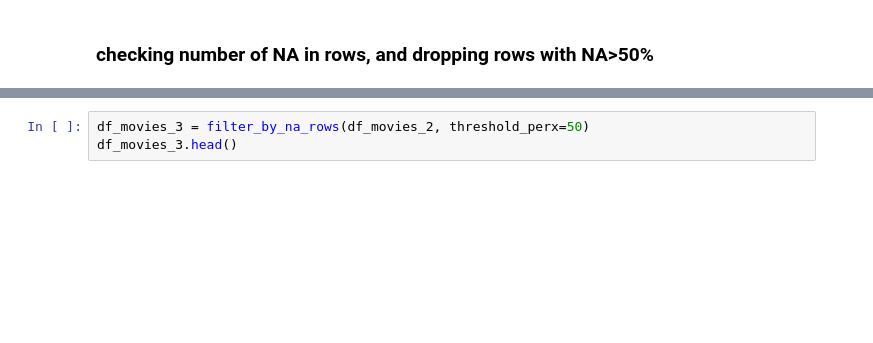
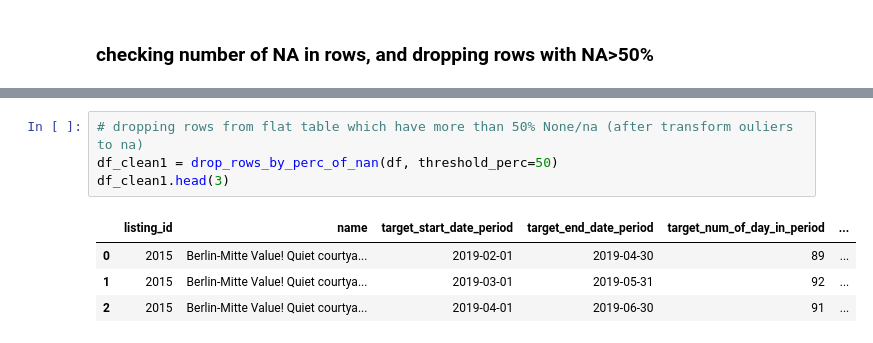
Before and after one commit to NaamaJan/airbnb-berlin-availability, a Jupyter notebook: Berlin_Airbnb_Data_Cleansing.ipynb, the cells around one changed output, grey strips where cells are left out. Saved outputs shown, nothing was run; the diff lists cells and outputs as text; blank space fills up the shorter version.

```diff
--- a/Berlin_Airbnb_Data_Cleansing.ipynb
+++ b/Berlin_Airbnb_Data_Cleansing.ipynb
@@ -955,3 +1013,9 @@ def filter_by_na_rows(df_orig, threshold_perx=50):
-# %%
-df_movies_3 = filter_by_na_rows(df_movies_2, threshold_perx=50)
-df_movies_3.head()
+# %%
+# dropping rows from flat table which have more than 50% None/na (after transform ouliers to na)
+df_clean1 = drop_rows_by_perc_of_nan(df, threshold_perc=50)
+df_clean1.head(3)
+# %% [output]
+|  | listing_id | name | target_start_date_period | target_end_date_period | target_num_of_day_in_period | ... |
+| 0 | 2015 | Berlin-Mitte Value! Quiet courtya... | 2019-02-01 | 2019-04-30 | 89 | ... |
+| 1 | 2015 | Berlin-Mitte Value! Quiet courtya... | 2019-03-01 | 2019-05-31 | 92 | ... |
+| 2 | 2015 | Berlin-Mitte Value! Quiet courtya... | 2019-04-01 | 2019-06-30 | 91 | ... |
```
Also changed, not shown: parts of 13 cells of this notebook.
